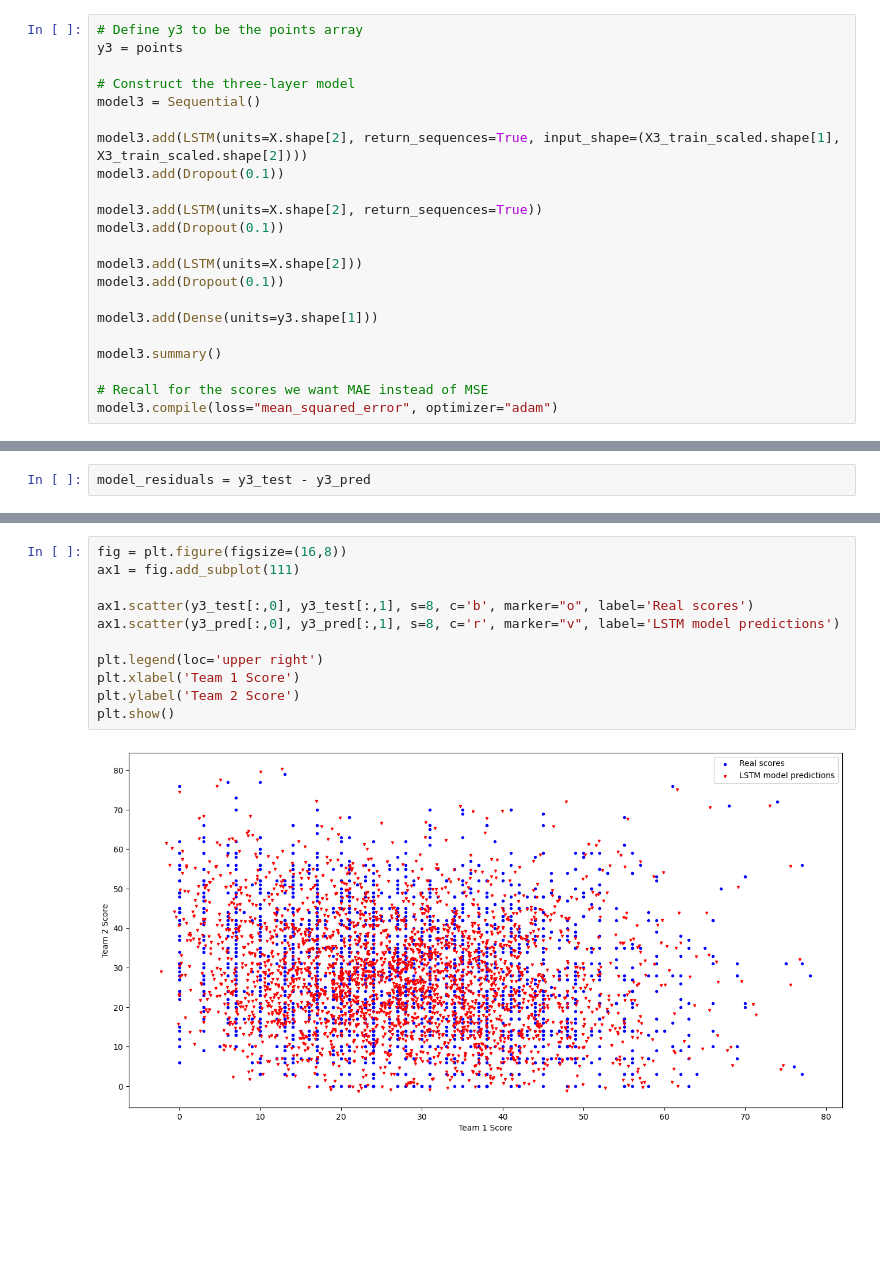
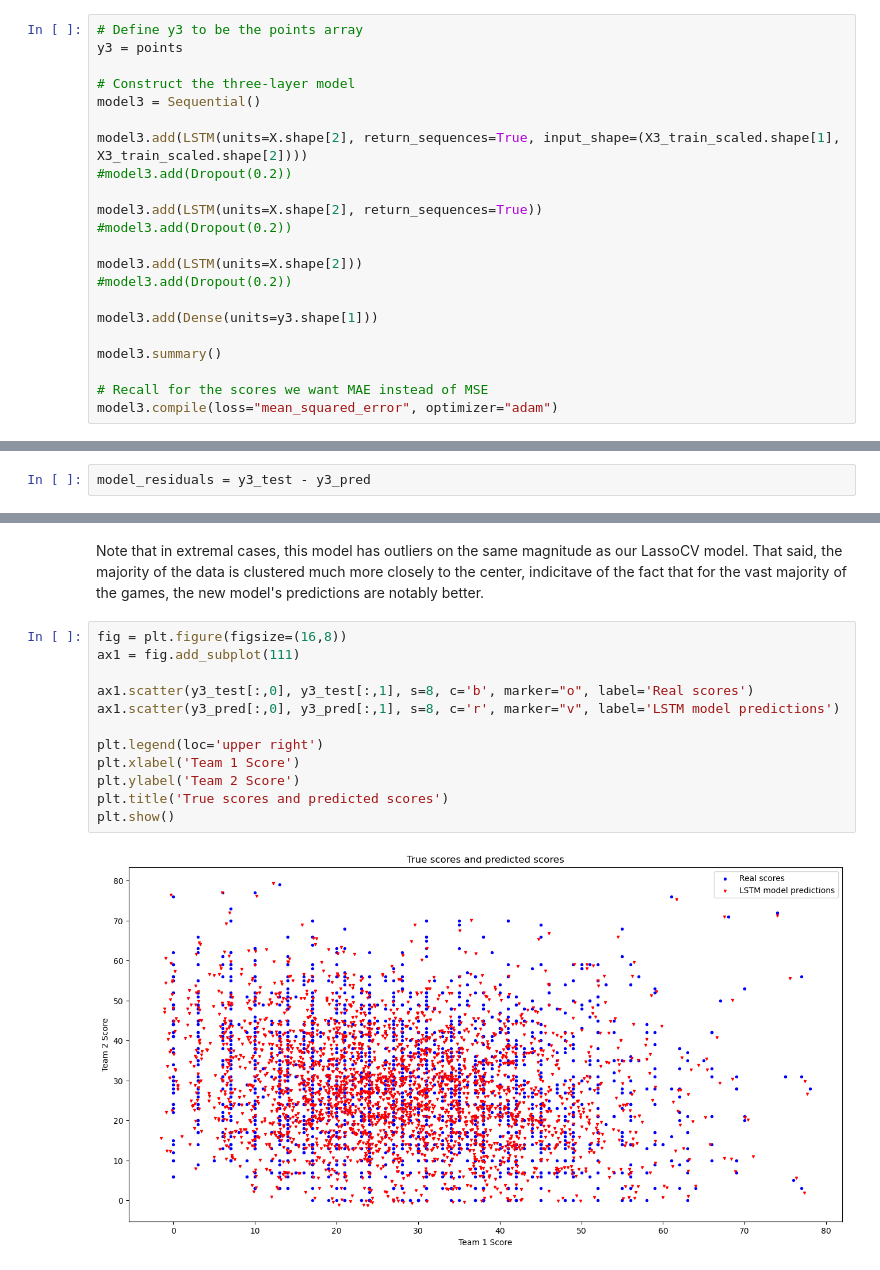
Before and after one commit to JohnVanderhoff/college_football_prediction_project, a Jupyter notebook: Erdos Institue Final Project - College Football Score Prediction/Prediction with Deep Learning Models.ipynb, the cells around one changed output, grey strips where cells are left out. Cells and saved outputs as stored; diff of their text form; blank space fills up the shorter version.

```diff
--- a/Erdos Institue Final Project - College Football Score Prediction/Prediction with Deep Learning Models.ipynb
+++ b/Erdos Institue Final Project - College Football Score Prediction/Prediction with Deep Learning Models.ipynb
@@ -250,13 +265,13 @@ y3 = points
 model3 = Sequential()
 
 model3.add(LSTM(units=X.shape[2], return_sequences=True, input_shape=(X3_train_scaled.shape[1], X3_train_scaled.shape[2])))
-model3.add(Dropout(0.1))
+#model3.add(Dropout(0.2))
 
 model3.add(LSTM(units=X.shape[2], return_sequences=True))
-model3.add(Dropout(0.1))
+#model3.add(Dropout(0.2))
 
 model3.add(LSTM(units=X.shape[2]))
-model3.add(Dropout(0.1))
+#model3.add(Dropout(0.2))
 
 model3.add(Dense(units=y3.shape[1]))
 
@@ -356,13 +375,16 @@ plt.show()
+# %% [markdown]
+Note that in extremal cases, this model has outliers on the same magnitude as our LassoCV model. That said, the majority of the data is clustered much more closely to the center, indicitave of the fact that for the vast majority of the games, the new model's predictions are notably better.
 # %%
 fig = plt.figure(figsize=(16,8))
 ax1 = fig.add_subplot(111)
 
 ax1.scatter(y3_test[:,0], y3_test[:,1], s=8, c='b', marker="o", label='Real scores')
 ax1.scatter(y3_pred[:,0], y3_pred[:,1], s=8, c='r', marker="v", label='LSTM model predictions')
 
 plt.legend(loc='upper right')
 plt.xlabel('Team 1 Score')
 plt.ylabel('Team 2 Score')
+plt.title('True scores and predicted scores')
 plt.show()
 # %% [output]
-[figure, old version]
+[figure, new version]
```
Also changed, not shown: parts of 31 cells of this notebook.
